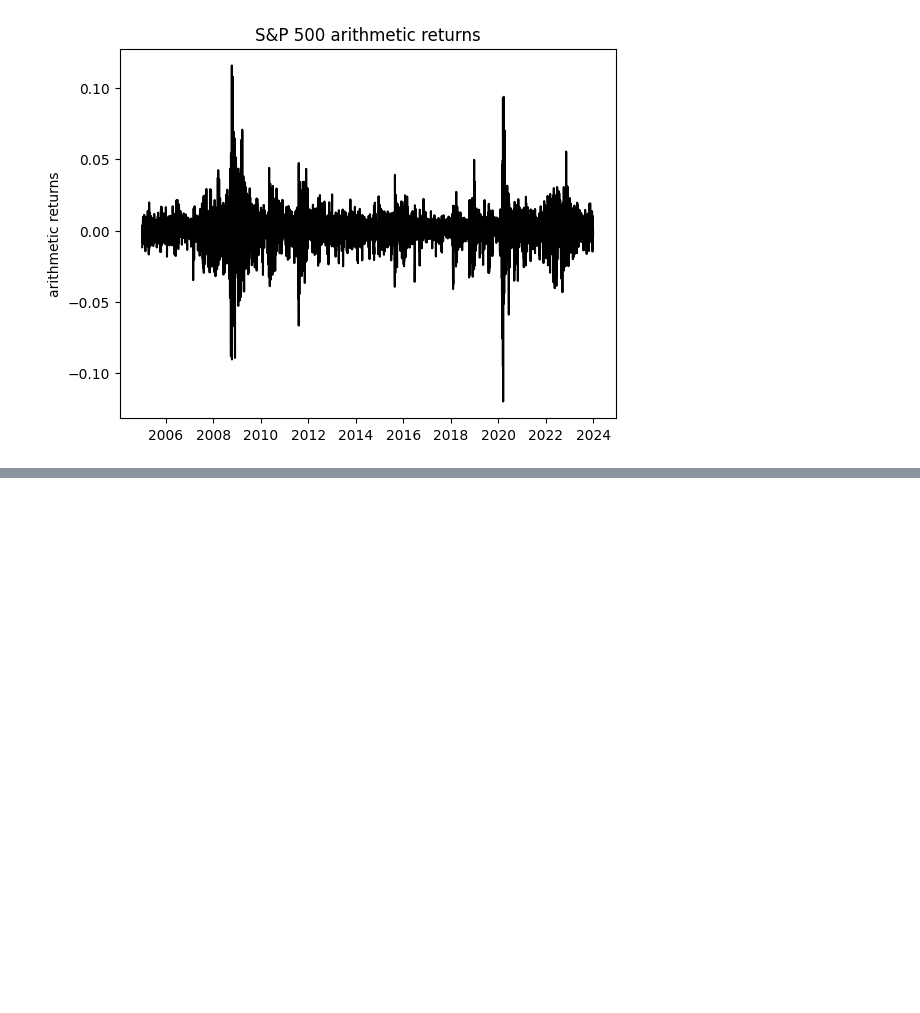
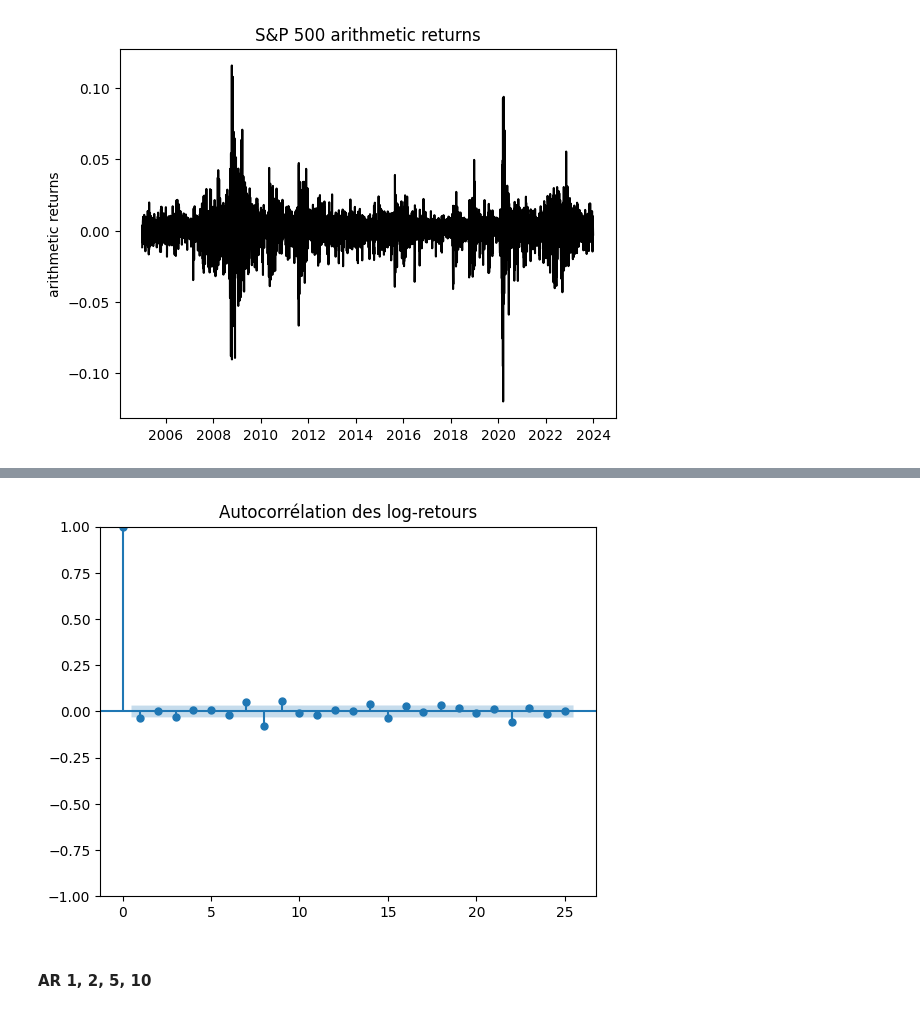
Before and after one commit to dianemans/time-series-pred, a Jupyter notebook: nb_draft_diane.ipynb, the cells around one changed output, grey strips where cells are left out. Drawn from its saved outputs; the diff is of its cells as text; code cells hidden in the pictures; blank space fills up the shorter version.

```diff
--- a/nb_draft_diane.ipynb
+++ b/nb_draft_diane.ipynb
@@ -94,0 +109,40 @@ Prévision AR(1-step) : -0.0007040844502116006
+# %%
+TICKER = "AAPL"
+START_DATE = "2010-01-01"
+END_DATE = "2024-12-31"
+
+df_aapl = yf.download(
+    TICKER,
+    start=START_DATE,
+    end=END_DATE,
+    auto_adjust=True,
+    progress=False
+)
+
+df_aapl = df_aapl[["Close"]].copy()
+df_aapl["log_return"] = np.log(df_aapl["Close"] / df_aapl["Close"].shift(1))
+
+# we delete the NAN created by the shift IN THE log returns
+df_aapl.dropna(inplace=True)
+
+# Outlier handling (meilleure pred de 0.0001 MSE avec ça)
+#lower, upper = df_aapl["log_return"].quantile([0.01, 0.99])
+#df_aapl["log_return"] = df_aapl["log_return"].clip(lower, upper)
+
+# Feature engineering
+# Lagged returns (autoregressive structure)
+for lag in range(1,11):
+    df_aapl[f"ret_lag_{lag}"] = df_aapl["log_return"].shift(lag)
+
+# Rolling volatility (risk signal)
+#df_aapl["vol_20"] = df_aapl["log_return"].rolling(20).std()
+#df_aapl["vol_60"] = df_aapl["log_return"].rolling(60).std()
+
+# Drop rows with NaN from lags / rolling windows
+df_aapl.dropna(inplace=True)
+
+y = df_aapl["log_return"] # target : next-day log return
+X = df_aapl.drop(columns=["Close", "log_return"]) # drop price & target, pour faire la matrice X de feature
+
+print(X.head())
+print(y.describe())
@@ -94,0 +188,8 @@ Prévision AR(1-step) : -0.0007040844502116006
+# %%
+plot_acf(df_aapl["log_return"], lags=25)
+plt.title("Autocorrélation des log-retours")
+plt.show()
+# %% [output]
+[figure, added]
+# %% [markdown]
+#### AR 1, 2, 5, 10
```
Also changed, not shown: parts of 19 cells of this notebook.
